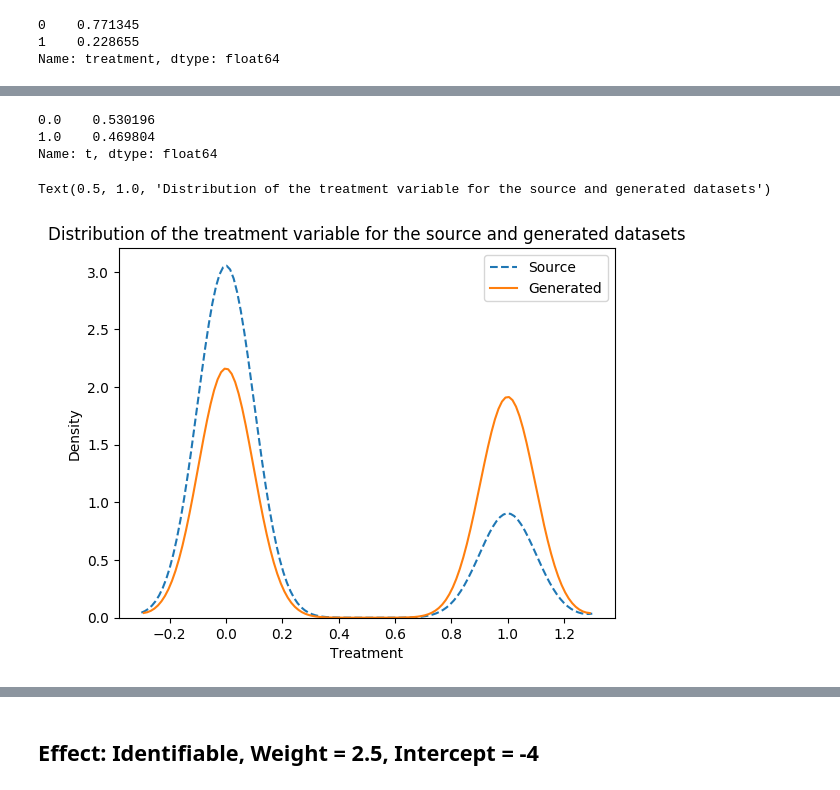
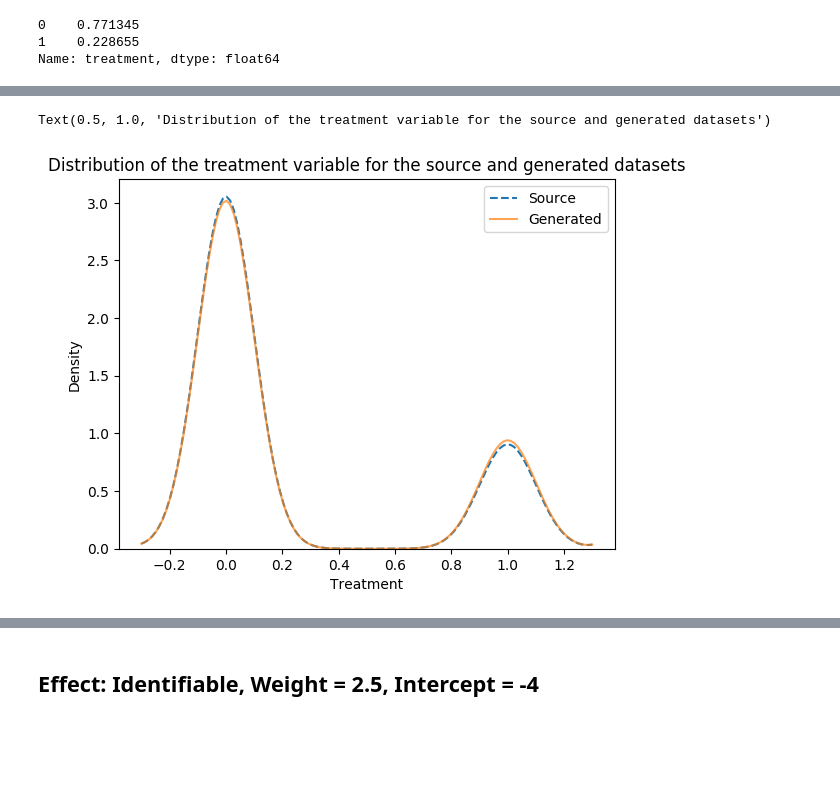
Before and after one commit to PrachetaBA/realcause, a Jupyter notebook: notebooks/pilot_experiments.ipynb, the cells around one changed output, grey strips where cells are left out. Saved outputs shown, nothing was run; the diff lists cells and outputs as text; code cells hidden in the pictures; blank space fills up the shorter version.

```diff
--- a/notebooks/pilot_experiments.ipynb
+++ b/notebooks/pilot_experiments.ipynb
@@ -273,18 +273,11 @@ Text(0.5, 1.0, 'KDE plot of outcome variable for the two \n treatment groups for
-# %%
-# For gen_df, compute the proportion of treated samples
-gen_df['t'].value_counts(normalize=True)
-# %% [output]
-0.0    0.530196
-1.0    0.469804
-Name: t, dtype: float64
 # %%
 # Create a plot of the treatment column for the source data vs. gen_df
 sns.kdeplot(source_data['treatment'], label='Source', linestyle='--', bw=0.1)
-sns.kdeplot(gen_df['t'], label='Generated')
+sns.kdeplot(gen_df['t'], label='Generated', bw=0.1, alpha=0.7)
 plt.xlabel('Treatment')
 plt.ylabel('Density')
 plt.legend()
 plt.title('Distribution of the treatment variable for the source and generated datasets')
 # %% [output]
 Text(0.5, 1.0, 'Distribution of the treatment variable for the source and generated datasets')
-[figure, old version]
+[figure, new version]
```
Also changed, not shown: parts of 8 cells of this notebook, 2 other files.
